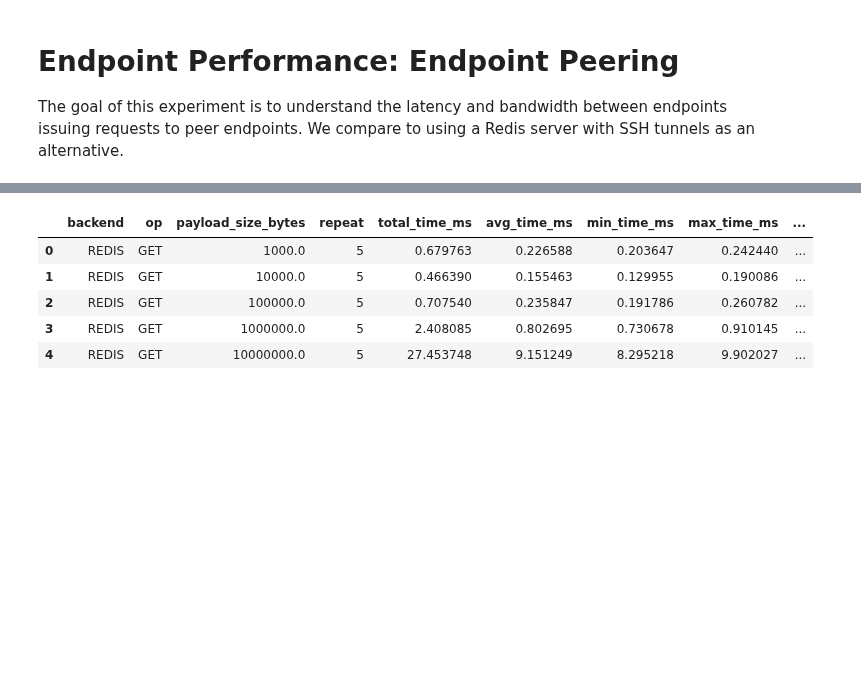
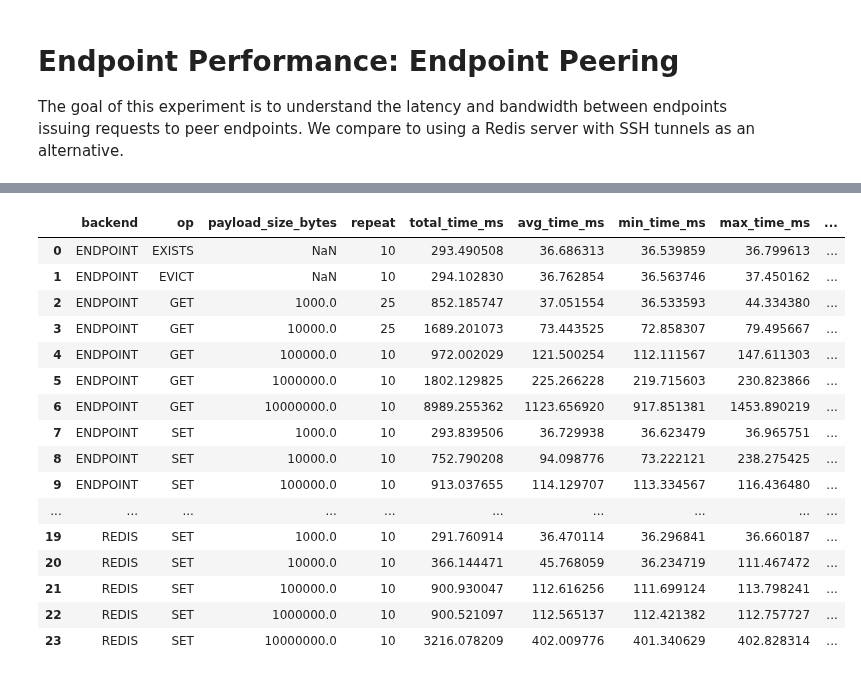
Before and after one commit to proxystore/sc23-evaluation, a Jupyter notebook: 4-endpoint-performance-peering.ipynb, the cells around one changed output, grey strips where cells are left out. Saved outputs shown, nothing was run; the diff lists cells and outputs as text; code cells hidden in the pictures; blank space fills up the shorter version.

Commit message:
Rerun endpoint peering with v0.5.0

```diff
--- a/4-endpoint-performance-peering.ipynb
+++ b/4-endpoint-performance-peering.ipynb
@@ -74,15 +75,26 @@ def load(filepath: str) -> pandas.DataFrame:
 # %%
 theta_data = load('data/4-endpoint-performance-peering/thetalogin4-thetalogin5-remote-ops.csv')
 midway_data = load('data/4-endpoint-performance-peering/midway2-thetalogin5-remote-ops.csv')
 frontera_data = load('data/4-endpoint-performance-peering/frontera-thetalogin5-remote-ops.csv')
-theta_data.head()
+frontera_data
 # %% [output]
 |  | backend | op | payload_size_bytes | repeat | total_time_ms | avg_time_ms | min_time_ms | max_time_ms | ... |
-| 0 | REDIS | GET | 1000.0 | 5 | 0.679763 | 0.226588 | 0.203647 | 0.242440 | ... |
-| 1 | REDIS | GET | 10000.0 | 5 | 0.466390 | 0.155463 | 0.129955 | 0.190086 | ... |
-| 2 | REDIS | GET | 100000.0 | 5 | 0.707540 | 0.235847 | 0.191786 | 0.260782 | ... |
-| 3 | REDIS | GET | 1000000.0 | 5 | 2.408085 | 0.802695 | 0.730678 | 0.910145 | ... |
-| 4 | REDIS | GET | 10000000.0 | 5 | 27.453748 | 9.151249 | 8.295218 | 9.902027 | ... |
+| 0 | ENDPOINT | EXISTS | NaN | 10 | 293.490508 | 36.686313 | 36.539859 | 36.799613 | ... |
+| 1 | ENDPOINT | EVICT | NaN | 10 | 294.102830 | 36.762854 | 36.563746 | 37.450162 | ... |
+| 2 | ENDPOINT | GET | 1000.0 | 25 | 852.185747 | 37.051554 | 36.533593 | 44.334380 | ... |
+| 3 | ENDPOINT | GET | 10000.0 | 25 | 1689.201073 | 73.443525 | 72.858307 | 79.495667 | ... |
+| 4 | ENDPOINT | GET | 100000.0 | 10 | 972.002029 | 121.500254 | 112.111567 | 147.611303 | ... |
+| 5 | ENDPOINT | GET | 1000000.0 | 10 | 1802.129825 | 225.266228 | 219.715603 | 230.823866 | ... |
+| 6 | ENDPOINT | GET | 10000000.0 | 10 | 8989.255362 | 1123.656920 | 917.851381 | 1453.890219 | ... |
+| 7 | ENDPOINT | SET | 1000.0 | 10 | 293.839506 | 36.729938 | 36.623479 | 36.965751 | ... |
+| 8 | ENDPOINT | SET | 10000.0 | 10 | 752.790208 | 94.098776 | 73.222121 | 238.275425 | ... |
+| 9 | ENDPOINT | SET | 100000.0 | 10 | 913.037655 | 114.129707 | 113.334567 | 116.436480 | ... |
+| ... | ... | ... | ... | ... | ... | ... | ... | ... | ... |
+| 19 | REDIS | SET | 1000.0 | 10 | 291.760914 | 36.470114 | 36.296841 | 36.660187 | ... |
+| 20 | REDIS | SET | 10000.0 | 10 | 366.144471 | 45.768059 | 36.234719 | 111.467472 | ... |
+| 21 | REDIS | SET | 100000.0 | 10 | 900.930047 | 112.616256 | 111.699124 | 113.798241 | ... |
+| 22 | REDIS | SET | 1000000.0 | 10 | 900.521097 | 112.565137 | 112.421382 | 112.757727 | ... |
+| 23 | REDIS | SET | 10000000.0 | 10 | 3216.078209 | 402.009776 | 401.340629 | 402.828314 | ... |
 # %%
 def rows_matching_column_value(data: pandas.DataFrame, column: str, value) -> pandas.DataFrame:
     return data.loc[data[column] == value]
```
Also changed, not shown: parts of 4 cells of this notebook, 4 other files.
